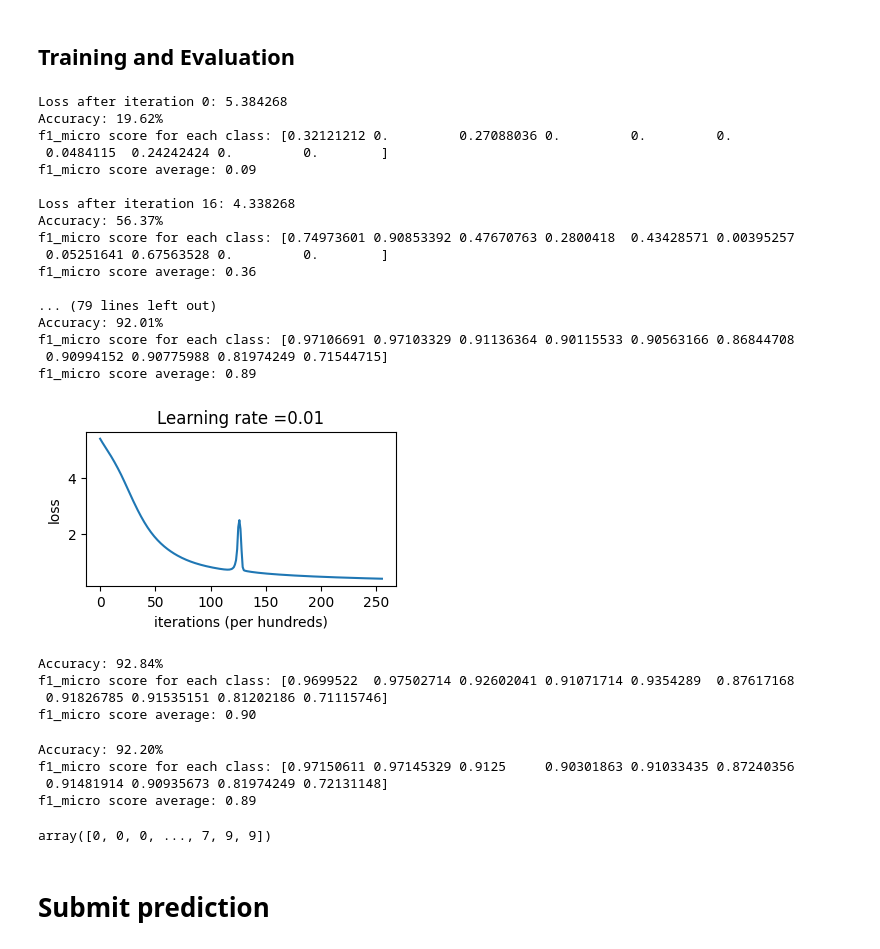
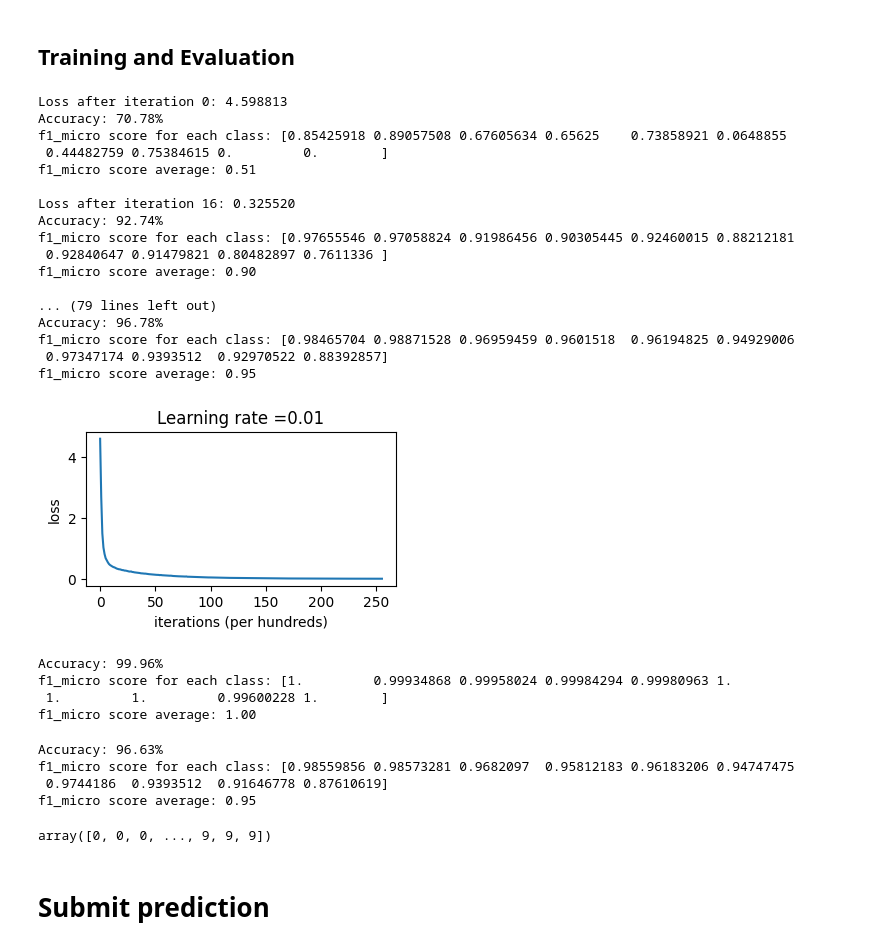
Before and after one commit to nevikw39/ML, a Jupyter notebook: HW3/HW3.ipynb, the cells around one changed output. Cells and saved outputs as stored; diff of their text form; code cells hidden in the pictures.

Commit message:
HW3 Advanced Mini Batch

```diff
--- a/HW3/HW3.ipynb
+++ b/HW3/HW3.ipynb
@@ -1776,7 +1776,7 @@ layers_dims = [784, 1000, 2000, 500, 100, 50, 10]
 activation_fn = ["relu", "relu", "relu", "relu", "relu", "softmax"]
 learning_rate = 1e-2
 num_iterations = 256
-batch_size = None
+batch_size = 1024
 classes = 10
 losses = []                         # keep track of loss
 print_loss = True
@@ -1785,81 +1785,81 @@ loss_function = "focal_loss"
 gamma = 2 * math.log(math.pi)
 alpha = np.array([math.sqrt(len(Y_train) / len(np.where((Y_train == i).all(axis=1))[0])) for i in np.eye(10).astype(int)])
 model = Model(layers_dims, activation_fn, loss_function, alpha=alpha, gamma=gamma)
 
 # Loop (gradient descent)
 for i in range(num_iterations):
-    # mini_batches = random_mini_batches(x_train, y_train, batch_size)
+    mini_batches = random_mini_batches(x_train, y_train, batch_size)
     loss = 0
-    # for batch in mini_batches:
-    #     x_batch, y_batch = batch
+    for batch in mini_batches:
+        x_batch, y_batch = batch
 
-    # forward
-    AL = model.forward(x_train)
+        # forward
+        AL = model.forward(x_batch)
 
-    # compute loss
-    if loss_function == 'cross_entropy':
-        loss += None
-    elif loss_function == 'focal_loss':
-        loss += compute_focal_loss(AL, y_train, alpha, gamma)
+        # compute loss
+        if loss_function == 'cross_entropy':
+            loss += None
+        elif loss_function == 'focal_loss':
+            loss += compute_focal_loss(AL, y_batch, alpha, gamma)
 
-    # backward
-    dA_prev = model.backward(AL, y_train)
-    # update
-    model.update(learning_rate)
+        # backward
+        dA_prev = model.backward(AL, y_batch)
+        # update
+        model.update(learning_rate)
 
-    # loss /= len(mini_batches)
+    loss /= len(mini_batches)
     losses.append(loss)
     if print_loss and i % print_freq == 0:
         print ("Loss after iteration %i: %f" %(i, loss))
         predict(x_val, y_val, model)
         print()
 
 
 # plot the loss
 plt.figure(figsize=(4, 2))
 plt.plot(np.squeeze(losses))
 plt.ylabel('loss')
 plt.xlabel('iterations (per hundreds)')
 plt.title("Learning rate =" + str(learning_rate))
 plt.show()
 ### END CODE HERE ###
 # %% [output]
-Loss after iteration 0: 5.384268
-Accuracy: 19.62%
-f1_micro score for each class: [0.32121212 0.         0.27088036 0.         0.         0.
- 0.0484115  0.24242424 0.         0.        ]
-f1_micro score average: 0.09
+Loss after iteration 0: 4.598813
+Accuracy: 70.78%
+f1_micro score for each class: [0.85425918 0.89057508 0.67605634 0.65625    0.73858921 0.0648855
+ 0.44482759 0.75384615 0.         0.        ]
+f1_micro score average: 0.51
 
-Loss after iteration 16: 4.338268
-Accuracy: 56.37%
-f1_micro score for each class: [0.74973601 0.90853392 0.47670763 0.2800418  0.43428571 0.00395257
- 0.05251641 0.67563528 0.         0.        ]
-f1_micro score average: 0.36
+Loss after iteration 16: 0.325520
+Accuracy: 92.74%
+f1_micro score for each class: [0.97655546 0.97058824 0.91986456 0.90305445 0.92460015 0.88212181
+ 0.92840647 0.91479821 0.80482897 0.7611336 ]
+f1_micro score average: 0.90
 
 ... (79 lines left out)
-Accuracy: 92.01%
-f1_micro score for each class: [0.97106691 0.97103329 0.91136364 0.90115533 0.90563166 0.86844708
- 0.90994152 0.90775988 0.81974249 0.71544715]
-f1_micro score average: 0.89
+Accuracy: 96.78%
+f1_micro score for each class: [0.98465704 0.98871528 0.96959459 0.9601518  0.96194825 0.94929006
+ 0.97347174 0.9393512  0.92970522 0.88392857]
+f1_micro score average: 0.95
-[figure, old version]
+[figure, new version]
 # %%
 pred_train = predict(x_train, y_train, model)
 # %% [output]
-Accuracy: 92.84%
-f1_micro score for each class: [0.9699522  0.97502714 0.92602041 0.91071714 0.9354289  0.87617168
- 0.91826785 0.91535151 0.81202186 0.71115746]
-f1_micro score average: 0.90
+Accuracy: 99.96%
+f1_micro score for each class: [1.         0.99934868 0.99958024 0.99984294 0.99980963 1.
+ 1.         1.         0.99600228 1.        ]
+f1_micro score average: 1.00
 # %%
 #You can check for your validation accuracy here. (Optional)
 ### START CODE HERE ###
 predict(x_val, y_val, model)
 ### END CODE HERE ###
 # %% [output]
-Accuracy: 92.20%
-f1_micro score for each class: [0.97150611 0.97145329 0.9125     0.90301863 0.91033435 0.87240356
- 0.91481914 0.90935673 0.81974249 0.72131148]
-f1_micro score average: 0.89
+Accuracy: 96.63%
+f1_micro score for each class: [0.98559856 0.98573281 0.9682097  0.95812183 0.96183206 0.94747475
+ 0.9744186  0.9393512  0.91646778 0.87610619]
+f1_micro score average: 0.95
-array([0, 0, 0, ..., 7, 9, 9])
+array([0, 0, 0, ..., 9, 9, 9])
 # %%
 pred_test = predict(X_test, None, model)
 outputs["advanced_pred_test"] = pred_test
```
Also changed, not shown: 1 other file.
